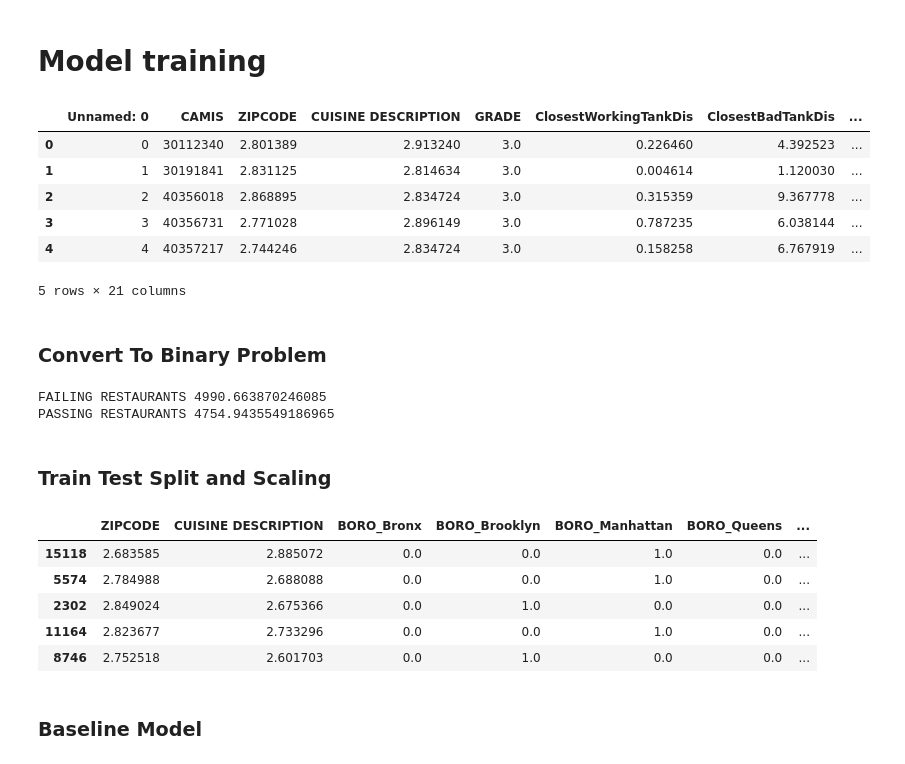
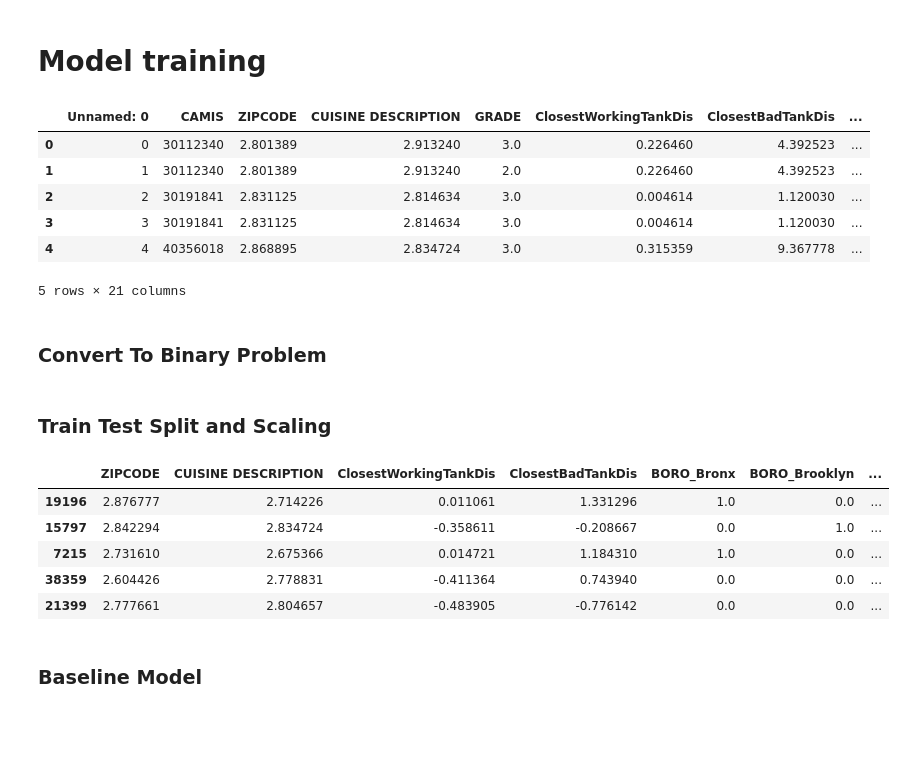
Before and after one commit to clarissarjtai/NYC-Restaurant-Sanitation-Level-Prediction, a Jupyter notebook: census_model.ipynb, the cells around one changed output. Drawn from its saved outputs; the diff is of its cells as text; code cells hidden in the pictures; blank space fills up the shorter version.

```diff
--- a/census_model.ipynb
+++ b/census_model.ipynb
@@ -43,15 +44,15 @@ from sklearn.metrics import roc_curve
 from sklearn.metrics import precision_recall_curve
 # %%
 df_final = pd.read_csv("data_for_model.csv")
-data = df_final.drop(columns=["Unnamed: 0", "CAMIS", "ClosestWorkingTankDis", "ClosestBadTankDis"])
+data = df_final.drop(columns=["Unnamed: 0", "CAMIS"])
 df_final.head()
 # %% [output]
 |  | Unnamed: 0 | CAMIS | ZIPCODE | CUISINE DESCRIPTION | GRADE | ClosestWorkingTankDis | ClosestBadTankDis | ... |
 | 0 | 0 | 30112340 | 2.801389 | 2.913240 | 3.0 | 0.226460 | 4.392523 | ... |
-| 1 | 1 | 30191841 | 2.831125 | 2.814634 | 3.0 | 0.004614 | 1.120030 | ... |
-| 2 | 2 | 40356018 | 2.868895 | 2.834724 | 3.0 | 0.315359 | 9.367778 | ... |
-| 3 | 3 | 40356731 | 2.771028 | 2.896149 | 3.0 | 0.787235 | 6.038144 | ... |
-| 4 | 4 | 40357217 | 2.744246 | 2.834724 | 3.0 | 0.158258 | 6.767919 | ... |
+| 1 | 1 | 30112340 | 2.801389 | 2.913240 | 2.0 | 0.226460 | 4.392523 | ... |
+| 2 | 2 | 30191841 | 2.831125 | 2.814634 | 3.0 | 0.004614 | 1.120030 | ... |
+| 3 | 3 | 30191841 | 2.831125 | 2.814634 | 3.0 | 0.004614 | 1.120030 | ... |
+| 4 | 4 | 40356018 | 2.868895 | 2.834724 | 3.0 | 0.315359 | 9.367778 | ... |
 5 rows × 21 columns
 # %% [markdown]
 ### Convert To Binary Problem
@@ -60,46 +61,44 @@ data.loc[data['GRADE'] == 1, 'GRADE'] = 1
 data.loc[data['GRADE'] == 2, "GRADE"] = 1
 data.loc[data['GRADE'] == 3, "GRADE"] = 0
 # %%
-print("FAILING RESTAURANTS", data.loc[data['GRADE'] == 1]["Pop"].mean())
-print("PASSING RESTAURANTS",data.loc[data['GRADE'] == 0]["Pop"].mean())
+# plt.hist(data.loc[data['GRADE'] == 1]["Asian"], color='red')
+# plt.show()
+# plt.hist(data.loc[data['GRADE'] == 0]["Asian"], color='green')
+# plt.show()
+
+# print("PASSING RESTAURANTS",data.loc[data['GRADE'] == 0]["Pop"].mean())
-# %% [output]
-FAILING RESTAURANTS 4990.663870246085
-PASSING RESTAURANTS 4754.9435549186965
 # %% [markdown]
 ### Train Test Split and Scaling
 # %%
 dev, test = train_test_split(data, test_size=0.2, random_state=42, stratify=data["GRADE"])
 train, val = train_test_split(dev, test_size = 0.2,  random_state=42)
-
-# train, val = train_test_split(dev, test_size=0.2, random_state=42)
 
 dev_Y = dev["GRADE"].astype(int)
 train_Y = train["GRADE"].astype(int)
 val_Y = val["GRADE"].astype(int)
 test_Y = test["GRADE"].astype(int)
 
 dev_X = dev.drop(columns=["GRADE"])
 train_X = train.drop(columns=["GRADE"])
 val_X = val.drop(columns=["GRADE"])
-
 test_X = test.drop(columns=["GRADE"])
 
 # scaling numerical_data
 scaler = StandardScaler()
-dev_X[["Pop", "White", "Hispanic", "Black", "Native", "Asian", "Inc", "Unemp"]] = scaler.fit_transform(dev_X[["Pop", "White", "Hispanic", "Black", "Native", "Asian", "Inc", "Unemp"]])
-train_X[["Pop", "White", "Hispanic", "Black", "Native", "Asian", "Inc", "Unemp"]] = scaler.fit_transform(train_X[["Pop", "White", "Hispanic", "Black", "Native", "Asian", "Inc", "Unemp"]])
+dev_X[["ClosestWorkingTankDis", "ClosestBadTankDis", "Pop", "White", "Hispanic", "Black", "Native", "Asian", "Inc", "Unemp"]] = scaler.fit_transform(dev_X[["ClosestWorkingTankDis", "ClosestBadTankDis", "Pop", "White", "Hispanic", "Black", "Native", "Asian", "Inc", "Unemp"]])
+train_X[["ClosestWorkingTankDis", "ClosestBadTankDis", "Pop", "White", "Hispanic", "Black", "Native", "Asian", "Inc", "Unemp"]] = scaler.fit_transform(train_X[["ClosestWorkingTankDis", "ClosestBadTankDis", "Pop", "White", "Hispanic", "Black", "Native", "Asian", "Inc", "Unemp"]])
 
-val_X[["Pop", "White", "Hispanic", "Black", "Native", "Asian", "Inc", "Unemp"]] = scaler.transform(val_X[["Pop", "White", "Hispanic", "Black", "Native", "Asian", "Inc", "Unemp"]])
-test_X[["Pop", "White", "Hispanic", "Black", "Native", "Asian", "Inc", "Unemp"]] = scaler.transform(test_X[["Pop", "White", "Hispanic", "Black", "Native", "Asian", "Inc", "Unemp"]])
+val_X[["ClosestWorkingTankDis", "ClosestBadTankDis", "Pop", "White", "Hispanic", "Black", "Native", "Asian", "Inc", "Unemp"]] = scaler.transform(val_X[["ClosestWorkingTankDis", "ClosestBadTankDis", "Pop", "White", "Hispanic", "Black", "Native", "Asian", "Inc", "Unemp"]])
+test_X[["ClosestWorkingTankDis", "ClosestBadTankDis", "Pop", "White", "Hispanic", "Black", "Native", "Asian", "Inc", "Unemp"]] = scaler.transform(test_X[["ClosestWorkingTankDis", "ClosestBadTankDis", "Pop", "White", "Hispanic", "Black", "Native", "Asian", "Inc", "Unemp"]])
 
 dev_X.head()
 # %% [output]
-|  | ZIPCODE | CUISINE DESCRIPTION | BORO_Bronx | BORO_Brooklyn | BORO_Manhattan | BORO_Queens | ... |
-| 15118 | 2.683585 | 2.885072 | 0.0 | 0.0 | 1.0 | 0.0 | ... |
-| 5574 | 2.784988 | 2.688088 | 0.0 | 0.0 | 1.0 | 0.0 | ... |
-| 2302 | 2.849024 | 2.675366 | 0.0 | 1.0 | 0.0 | 0.0 | ... |
-| 11164 | 2.823677 | 2.733296 | 0.0 | 0.0 | 1.0 | 0.0 | ... |
-| 8746 | 2.752518 | 2.601703 | 0.0 | 1.0 | 0.0 | 0.0 | ... |
+|  | ZIPCODE | CUISINE DESCRIPTION | ClosestWorkingTankDis | ClosestBadTankDis | BORO_Bronx | BORO_Brooklyn | ... |
+| 19196 | 2.876777 | 2.714226 | 0.011061 | 1.331296 | 1.0 | 0.0 | ... |
+| 15797 | 2.842294 | 2.834724 | -0.358611 | -0.208667 | 0.0 | 1.0 | ... |
+| 7215 | 2.731610 | 2.675366 | 0.014721 | 1.184310 | 1.0 | 0.0 | ... |
+| 38359 | 2.604426 | 2.778831 | -0.411364 | 0.743940 | 0.0 | 0.0 | ... |
+| 21399 | 2.777661 | 2.804657 | -0.483905 | -0.776142 | 0.0 | 0.0 | ... |
 # %% [markdown]
 ### Baseline Model
 # %%
```
Also changed, not shown: parts of 28 cells of this notebook, 2 other files.
